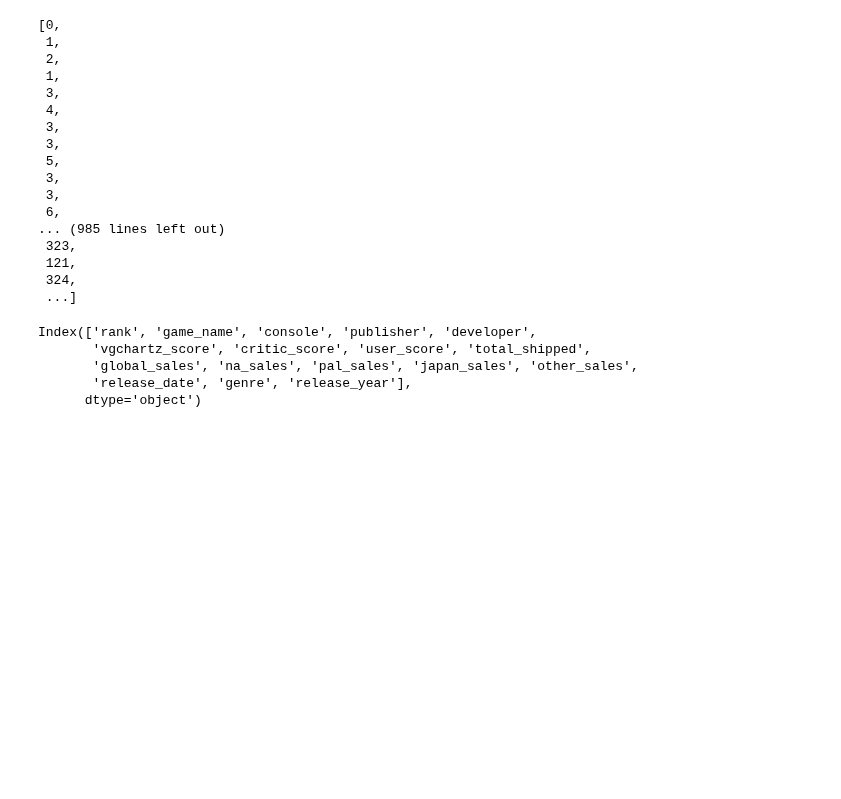
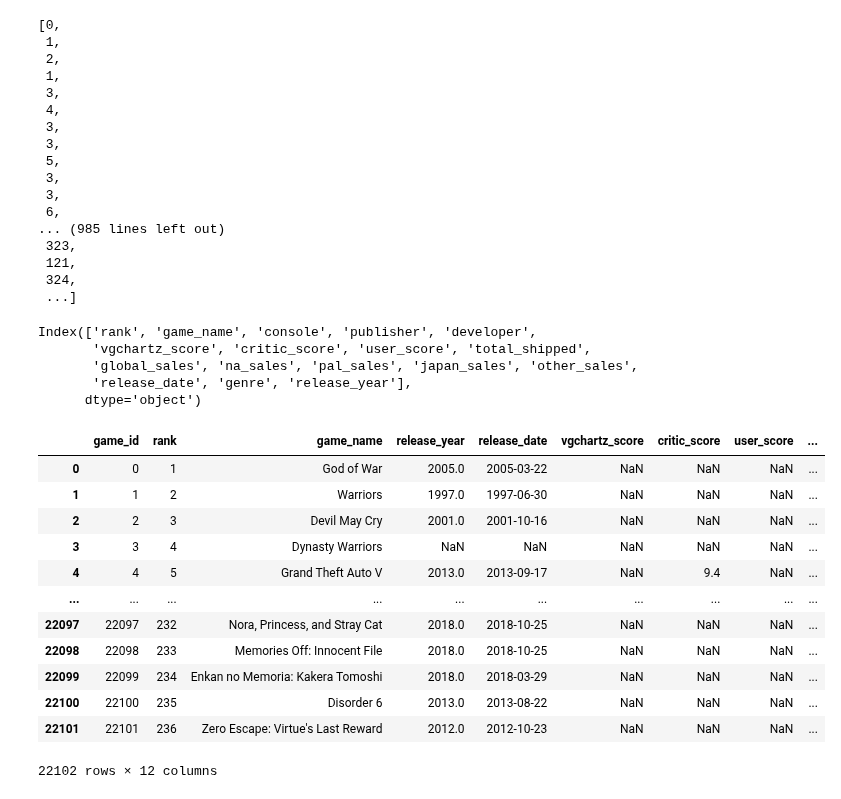
Before and after one commit to ushaakumaar/Video_Games_Sales_Analysis_ETL, a Jupyter notebook: Load.ipynb, the cells around one changed output. Saved outputs shown, nothing was run; the diff lists cells and outputs as text; code cells hidden in the pictures; blank space fills up the shorter version.

```diff
--- a/Load.ipynb
+++ b/Load.ipynb
@@ -385,3 +385,33 @@ Index(['rank', 'game_name', 'console', 'publisher', 'developer',
        'global_sales', 'na_sales', 'pal_sales', 'japan_sales', 'other_sales',
        'release_date', 'genre', 'release_year'],
       dtype='object')
+# %%
+games_df = pd.DataFrame({
+    'game_id' : game_id_list,
+    'rank' : transformed_df['rank'],
+    'game_name' : transformed_df['game_name'],
+    'release_year' : transformed_df['release_year'],
+    'release_date' : transformed_df['release_date'],
+    'vgchartz_score' : transformed_df['vgchartz_score'],
+    'critic_score' : transformed_df['critic_score'],
+    'user_score' : transformed_df['user_score'],
+    'genre_id' : genre_id,
+    'console_id' : console_id,
+    'publisher_id' : publisher_id,
+    'developer_id' : developer_id
+})
+games_df
+# %% [output]
+|  | game_id | rank | game_name | release_year | release_date | vgchartz_score | critic_score | user_score | ... |
+| 0 | 0 | 1 | God of War | 2005.0 | 2005-03-22 | NaN | NaN | NaN | ... |
+| 1 | 1 | 2 | Warriors | 1997.0 | 1997-06-30 | NaN | NaN | NaN | ... |
+| 2 | 2 | 3 | Devil May Cry | 2001.0 | 2001-10-16 | NaN | NaN | NaN | ... |
+| 3 | 3 | 4 | Dynasty Warriors | NaN | NaN | NaN | NaN | NaN | ... |
+| 4 | 4 | 5 | Grand Theft Auto V | 2013.0 | 2013-09-17 | NaN | 9.4 | NaN | ... |
+| ... | ... | ... | ... | ... | ... | ... | ... | ... | ... |
+| 22097 | 22097 | 232 | Nora, Princess, and Stray Cat | 2018.0 | 2018-10-25 | NaN | NaN | NaN | ... |
+| 22098 | 22098 | 233 | Memories Off: Innocent File | 2018.0 | 2018-10-25 | NaN | NaN | NaN | ... |
+| 22099 | 22099 | 234 | Enkan no Memoria: Kakera Tomoshi | 2018.0 | 2018-03-29 | NaN | NaN | NaN | ... |
+| 22100 | 22100 | 235 | Disorder 6 | 2013.0 | 2013-08-22 | NaN | NaN | NaN | ... |
+| 22101 | 22101 | 236 | Zero Escape: Virtue's Last Reward | 2012.0 | 2012-10-23 | NaN | NaN | NaN | ... |
+22102 rows × 12 columns
```
